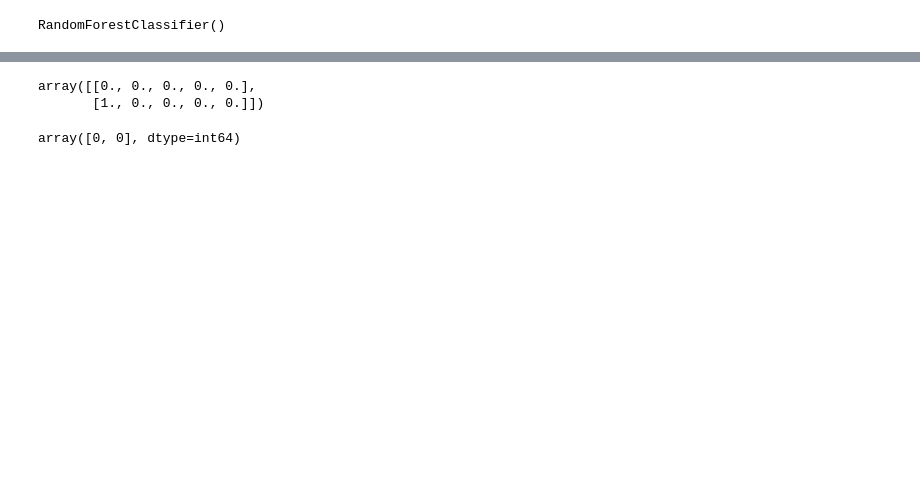
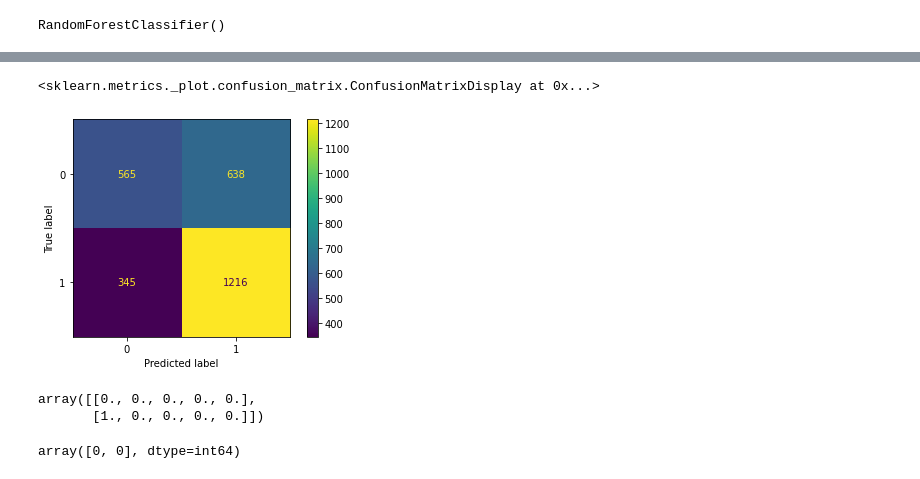
Before and after one commit to Bespecinaia/Konkurs_TJA, a Jupyter notebook: KONKURS_1676294727.ipynb, the cells around one changed output, grey strips where cells are left out. Drawn from its saved outputs; the diff is of its cells as text; code cells hidden in the pictures; blank space fills up the shorter version.

```diff
--- a/KONKURS_1676294727.ipynb
+++ b/KONKURS_1676294727.ipynb
@@ -133,3 +144,8 @@ accuracy_score(y_pred, y_test)
+# %%
+plot_confusion_matrix(clf, X_test, y_test)
+# %% [output]
+<sklearn.metrics._plot.confusion_matrix.ConfusionMatrixDisplay at 0x...>
+[figure, added]
 # %%
 from sklearn.base import BaseEstimator, TransformerMixin
 class UrlExtractor(BaseEstimator, TransformerMixin):
```
Also changed, not shown: parts of 5 cells of this notebook, 2 other files.
